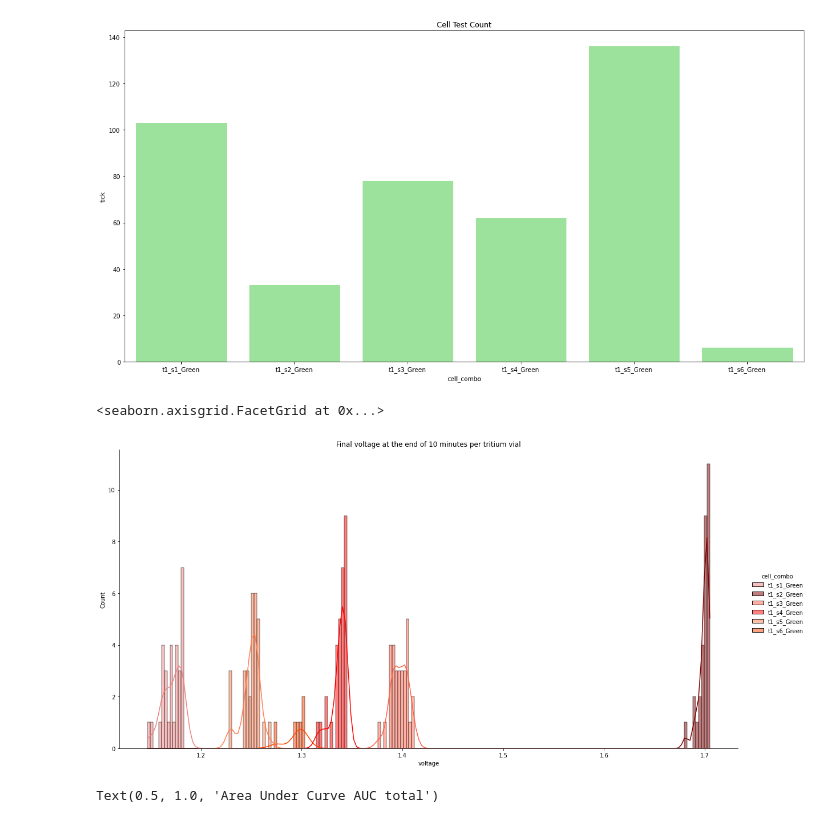
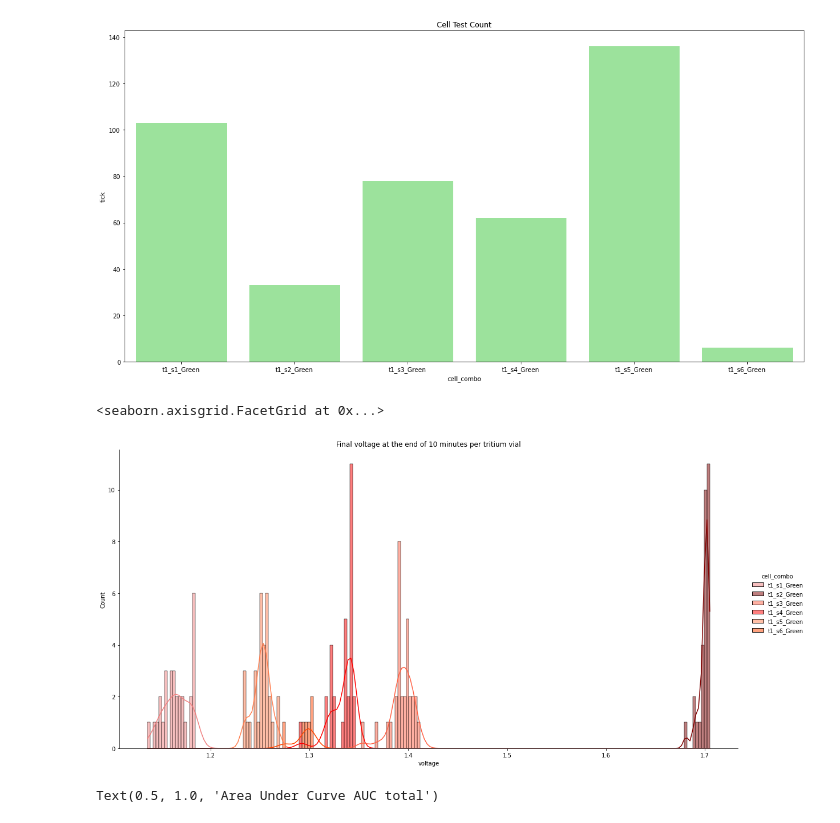
Before and after one commit to darkmatter2222/Nuclear-Battery, a Jupyter notebook: measurement_techniques/analiyze_measurements/single_cell_performance_testing.ipynb, the cells around one changed output. Saved outputs shown, nothing was run; the diff lists cells and outputs as text; code cells hidden in the pictures.

```diff
--- a/measurement_techniques/analiyze_measurements/single_cell_performance_testing.ipynb
+++ b/measurement_techniques/analiyze_measurements/single_cell_performance_testing.ipynb
@@ -122,19 +122,27 @@ sns.barplot(x="cell_combo", y="tick", data=grouping,palette=grouping['tritium_pl
 # %% [output]
 Text(0.5, 1.0, 'Cell Test Count')
 [figure]
+# %%
+from random import sample
+# unique cell numbers
+solar_cell_numbers = df['solar_cell_number'].unique()
+
+target_tests_to_keep = []
+# grab 30 random Text times per cell
+for solar_cell_number in solar_cell_numbers:
+  time_of_tests = df[(df['time']==600) & (df['solar_cell_number']==solar_cell_number)]['time_of_test'].unique().tolist()
+  if len(time_of_tests) >= 30:
+    target_tests_to_keep.extend(sample(time_of_tests,30))
+  else:
+    target_tests_to_keep.extend(time_of_tests)
+
+
+sample_df = df[df['time_of_test'].isin(target_tests_to_keep)]
 # %%
-
-
-sample_df = pd.DataFrame(columns=df.columns)
-
-for solar_cell_number in df['solar_cell_number'].unique():
-  working_df, sample_count = get_sample_count(df[(df['time']==600) & (df['solar_cell_number']==solar_cell_number)])
-  sample_df = sample_df.append(working_df.sample(n=sample_count, random_state=1))
-
 sns.displot(sample_df[(sample_df['time']==600)].reset_index(), x='voltage', bins=200, hue='cell_combo', kde=True, height=8, aspect=2, palette=sample_df['solar_plot_color'].unique().tolist()).set(title='Final voltage at the end of 10 minutes per tritium vial')
 # %% [output]
 <seaborn.axisgrid.FacetGrid at 0x...>
-[figure, old version]
+[figure, new version]
 # %%
 sample_run = df[['time_of_test', 'voltage', 'time', 'solar_plot_color', 'cell_combo', 'test_auc']].sort_values(by='time', ascending=True).reset_index()
 fig, ax = plt.subplots(3, 2, figsize=(30,20))
```
